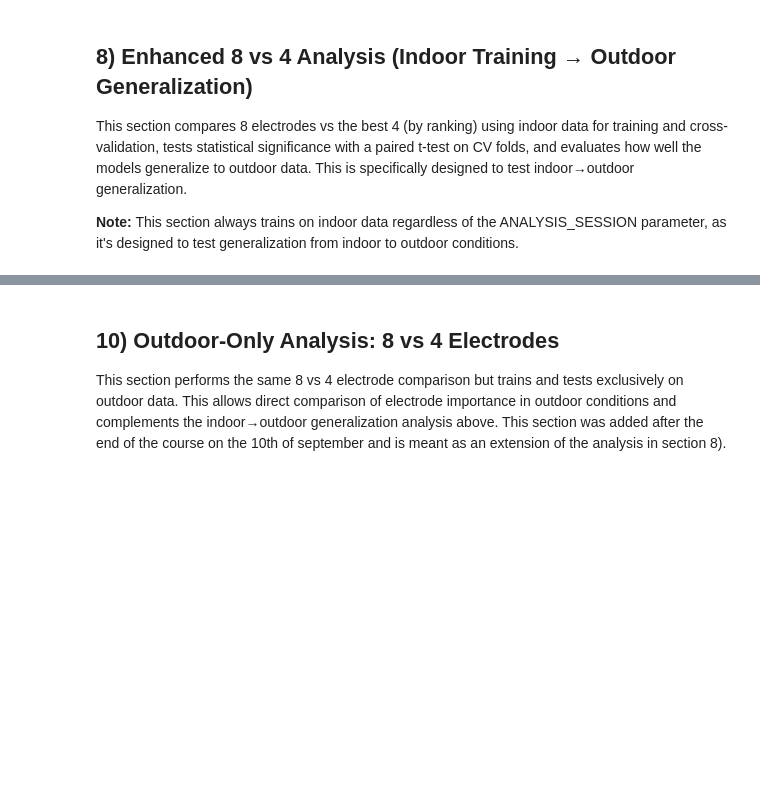
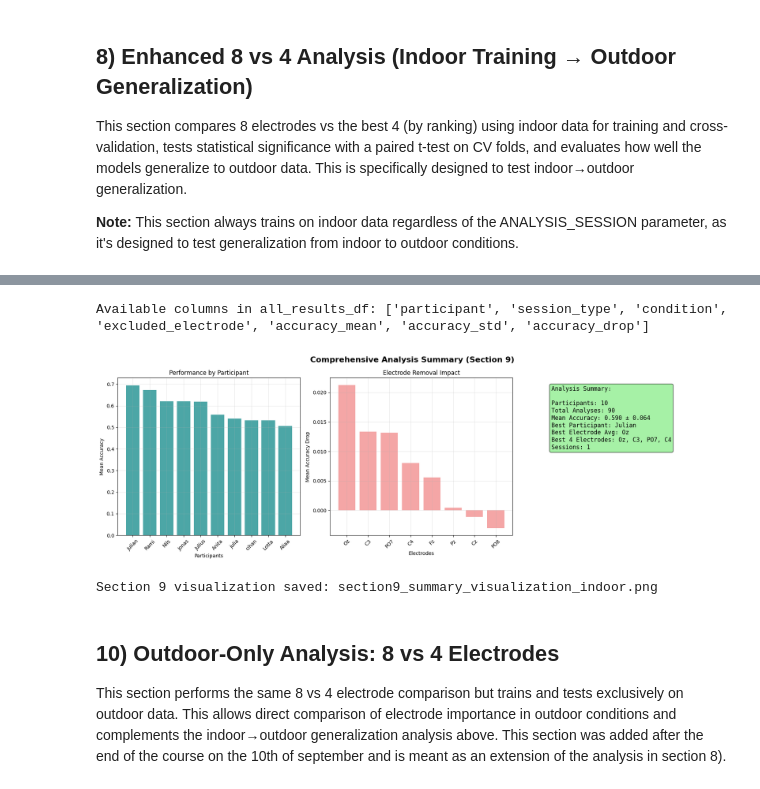
Before and after one commit to Julius6043/eeg-brain-interface, a Jupyter notebook: Abgabe/Final_Submission_Feature-Based_ML.ipynb, the cells around one changed output, grey strips where cells are left out. Saved outputs shown, nothing was run; the diff lists cells and outputs as text; code cells hidden in the pictures; blank space fills up the shorter version.

```diff
--- a/Abgabe/Final_Submission_Feature-Based_ML.ipynb
+++ b/Abgabe/Final_Submission_Feature-Based_ML.ipynb
@@ -859,34 +963,38 @@ if 'all_results_df' in globals() and not all_results_df.empty:
         'n_sessions': all_results_df['session_type'].nunique() if 'session_type' in all_results_df.columns else 1
     }
 
     # Best electrode info
     if 'excluded_electrode' in all_results_df.columns and 'accuracy_drop' in all_results_df.columns:
         loo_data = all_results_df[all_results_df['condition'] == 'leave_one_out']
         if not loo_data.empty:
             overall_stats['best_electrode_avg'] = loo_data.groupby('excluded_electrode')['accuracy_drop'].mean().idxmax()
 
     stats_text = f"""Analysis Summary:
 
 Participants: {overall_stats['n_participants']}
 Total Analyses: {overall_stats['n_total_analyses']}
 Mean Accuracy: {overall_stats['mean_accuracy']:.3f} ± {overall_stats['std_accuracy']:.3f}
 Best Participant: {overall_stats['best_participant']}
 Best Electrode Avg: {overall_stats['best_electrode_avg'] if overall_stats['best_electrode_avg'] else 'N/A'}
 Best 4 Electrodes: {', '.join(best_4_electrodes) if 'best_4_electrodes' in globals() and best_4_electrodes else 'N/A'}
 Sessions: {overall_stats['n_sessions']}"""
 
     ax3.text(0.05, 0.95, stats_text, transform=ax3.transAxes, fontsize=12,
              verticalalignment='top', fontfamily='monospace',
              bbox=dict(boxstyle='round', facecolor='lightgreen', alpha=0.8))
 
     plt.tight_layout()
-    filename = RESULTS_DIR / f'section9_summary_visualization_{ANALYSIS_SESSION.lower()}.png'
+    filename = f'section9_summary_visualization_{ANALYSIS_SESSION.lower()}.png'
     plt.savefig(filename, dpi=300, bbox_inches='tight')
     plt.show()
     print(f"Section 9 visualization saved: {filename}")
 
 else:
     print("No analysis results available. Please run the main analysis first.")
+# %% [output]
+Available columns in all_results_df: ['participant', 'session_type', 'condition', 'excluded_electrode', 'accuracy_mean', 'accuracy_std', 'accuracy_drop']
+[figure, added]
+Section 9 visualization saved: section9_summary_visualization_indoor.png
 # %% [markdown]
 ## 10) Outdoor-Only Analysis: 8 vs 4 Electrodes
 
```
Also changed, not shown: parts of 22 cells of this notebook.
